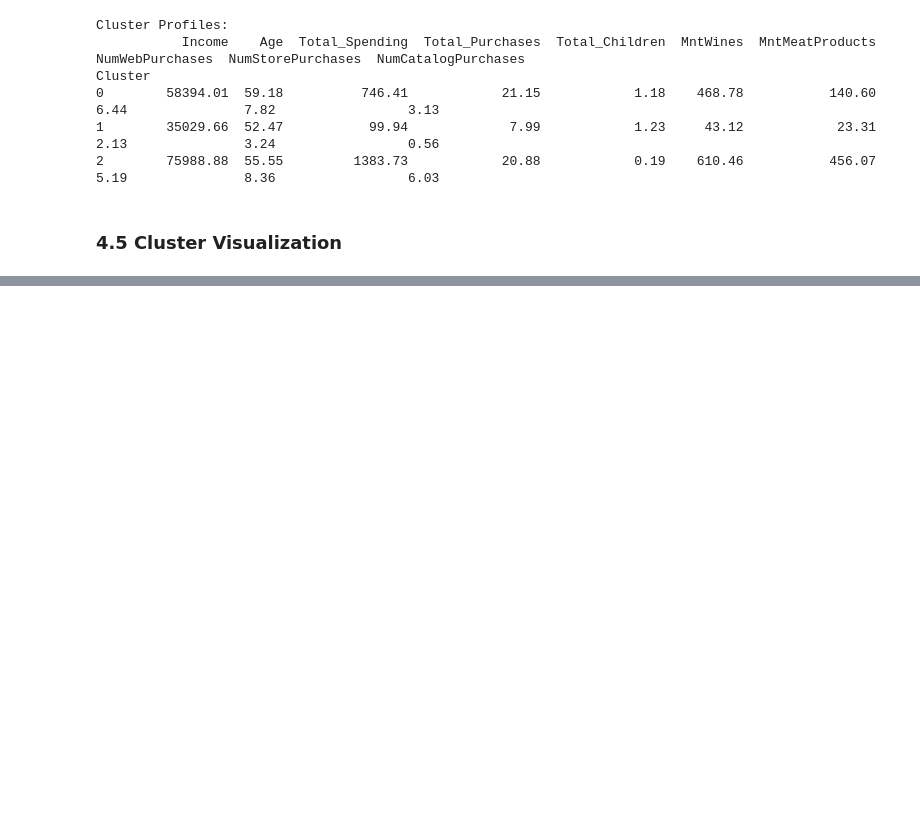
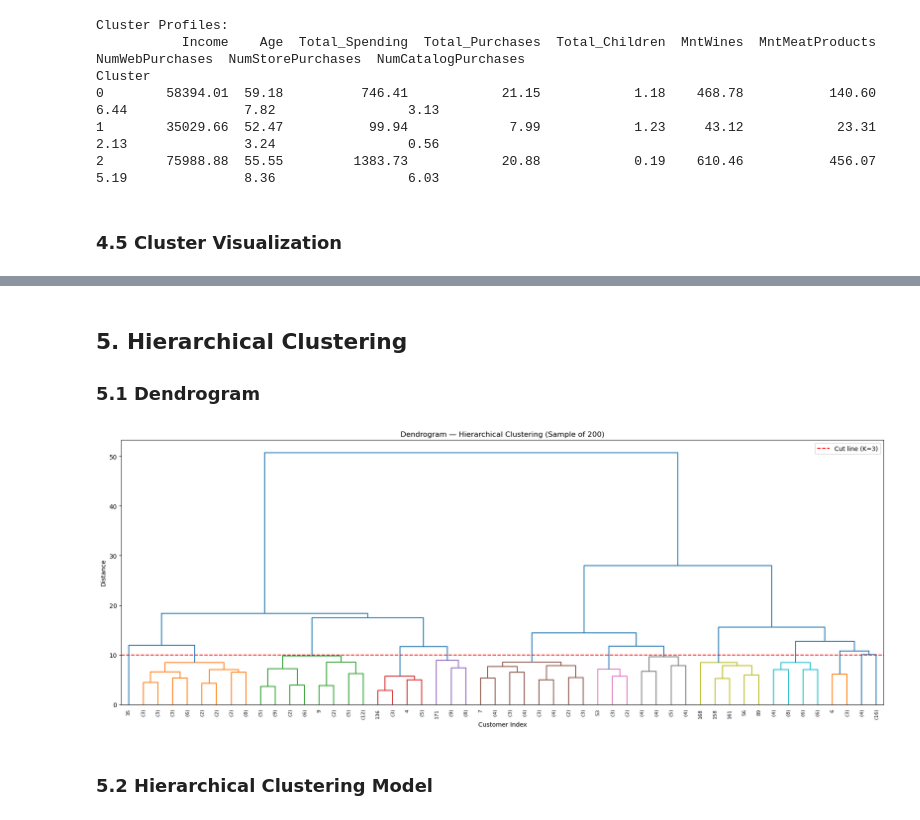
Before and after one commit to Adnan9-63/300-Days-of-AI-ML, a Jupyter notebook: Unsupervised Learning/Minor_Project_2_SmartCart/SmartCart_Clustering.ipynb, the cells around one changed output, grey strips where cells are left out. Cells and saved outputs as stored; diff of their text form; code cells hidden in the pictures; blank space fills up the shorter version.

Commit message:
feat: complete SmartCart clustering project - KMeans, Hierarchical, DBSCAN

```diff
--- a/Unsupervised Learning/Minor_Project_2_SmartCart/SmartCart_Clustering.ipynb
+++ b/Unsupervised Learning/Minor_Project_2_SmartCart/SmartCart_Clustering.ipynb
@@ -479,0 +482,31 @@ plt.show()
+# %% [markdown]
+## 5. Hierarchical Clustering
+### 5.1 Dendrogram
+# %%
+from scipy.cluster.hierarchy import dendrogram, linkage
+
+# Using sample of 200 for dendrogram (full 2212 would be unreadable)
+sample = df_scaled.sample(200, random_state=42)
+
+linked = linkage(sample, method='ward')
+
+plt.figure(figsize=(18, 7))
+dendrogram(linked,
+           truncate_mode='level',
+           p=5,
+           leaf_rotation=90,
+           leaf_font_size=8,
+           color_threshold=10)
+
+plt.title('Dendrogram — Hierarchical Clustering (Sample of 200)')
+plt.xlabel('Customer Index')
+plt.ylabel('Distance')
+plt.axhline(y=10, color='red', linestyle='--', label='Cut line (K=3)')
+plt.legend()
+plt.tight_layout()
+plt.savefig('outputs/plots/dendrogram.png')
+plt.show()
+# %% [output]
+[figure, added]
+# %% [markdown]
+### 5.2 Hierarchical Clustering Model
```
Also changed, not shown: parts of 7 cells of this notebook, 2 other files.
